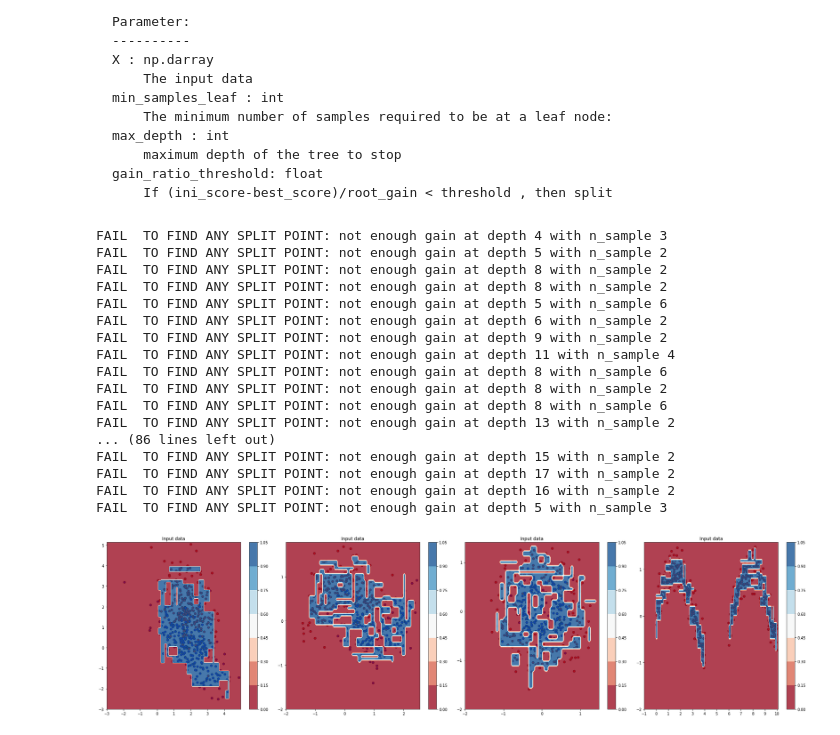
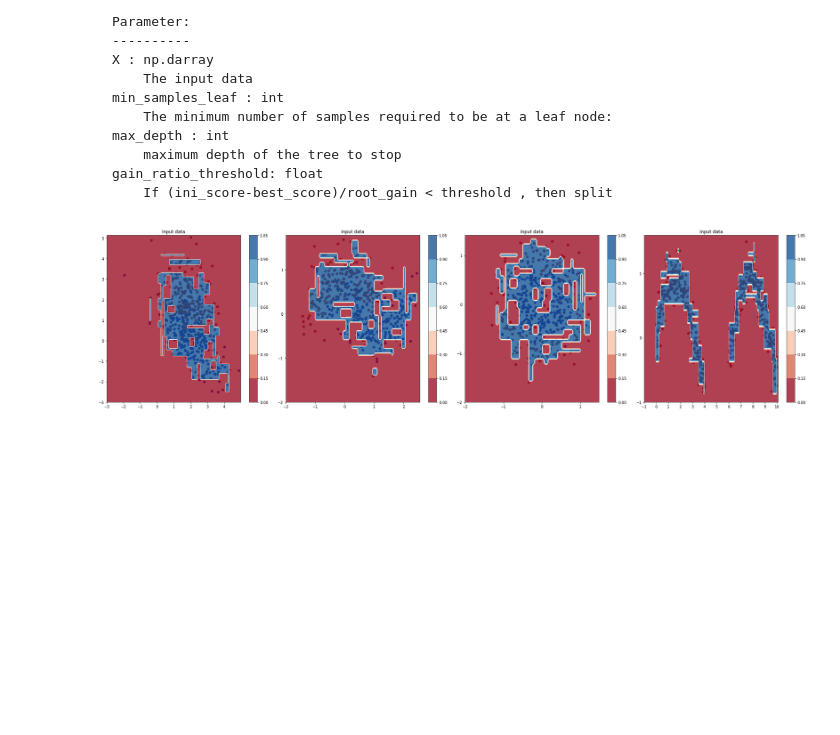
Before and after one commit to jiankangren/Safe_ML, a Jupyter notebook: machine_learning/code/CLTree/tutorial.ipynb, the cells around one changed output. Drawn from its saved outputs; the diff is of its cells as text; code cells hidden in the pictures; blank space fills up the shorter version.

```diff
--- a/machine_learning/code/CLTree/tutorial.ipynb
+++ b/machine_learning/code/CLTree/tutorial.ipynb
@@ -72,51 +72,34 @@ data=[linearly_separable,moon,circle,sin]
 # %%
 from DecisionTree import CLTree
 figure = plt.figure(figsize=(27, 7))
 i=1
 for X,y in data:
     h=0.05
     x1_min, x1_max = X.T[0].min() - .1, X.T[0].max() + .1
     x2_min, x2_max = X.T[1].min() - .1, X.T[1].max() + .1
     xx, yy = np.meshgrid(np.arange(x1_min-1, x1_max+1, h),np.arange(x2_min-1, x2_max+1, h))
-    tree=CLTree(criterion='gini',  min_samples_leaf=1, max_depth=30,gain_ratio_threshold=0.05)
+    tree=CLTree(criterion='gini',  min_samples_leaf=1, max_depth=30,gain_ratio_threshold=0.02)
     tree.fit(X)
-    Z=tree.predict(np.c_[xx.ravel(), yy.ravel()],threshold=tree.ICDF_threshold(0.15))
+    Z=tree.predict(np.c_[xx.ravel(), yy.ravel()],threshold=tree.ICDF_threshold(0.1))
     Z=Z.reshape(xx.shape)
     ax = plt.subplot(1, 4, i)
     cm = plt.cm.RdBu
     cm_bright = ListedColormap(['#FF0000', '#0000FF'])
     ax.set_title("Input data")
     ax.scatter(X.T[0], X.T[1], c=y, cmap=cm_bright,edgecolors='k')
     ax.set_xlim(x1_min, x1_max)
     ax.set_ylim(x2_min, x2_max)
     ax.set_xticks(range(int(floor(x1_min)),int(ceil(x1_max))))
     ax.set_yticks(range(int(floor(x2_min)),int(ceil(x2_max))))
     cntr1 = ax.contourf(xx, yy, Z, cmap=cm, alpha=.8)
     cbar0 = plt.colorbar( cntr1,)
     # for leaf_key in tree.leaves.keys():
         # print tree.leaves[leaf_key].X,tree.leaves[leaf_key].depth, leaf_key
     i+=1
 plt.tight_layout()
 plt.show()
 # %% [output]
-FAIL  TO FIND ANY SPLIT POINT: not enough gain at depth 4 with n_sample 3
-FAIL  TO FIND ANY SPLIT POINT: not enough gain at depth 5 with n_sample 2
-FAIL  TO FIND ANY SPLIT POINT: not enough gain at depth 8 with n_sample 2
-FAIL  TO FIND ANY SPLIT POINT: not enough gain at depth 8 with n_sample 2
-FAIL  TO FIND ANY SPLIT POINT: not enough gain at depth 5 with n_sample 6
-FAIL  TO FIND ANY SPLIT POINT: not enough gain at depth 6 with n_sample 2
-FAIL  TO FIND ANY SPLIT POINT: not enough gain at depth 9 with n_sample 2
-FAIL  TO FIND ANY SPLIT POINT: not enough gain at depth 11 with n_sample 4
-FAIL  TO FIND ANY SPLIT POINT: not enough gain at depth 8 with n_sample 6
-FAIL  TO FIND ANY SPLIT POINT: not enough gain at depth 8 with n_sample 2
-FAIL  TO FIND ANY SPLIT POINT: not enough gain at depth 8 with n_sample 6
-FAIL  TO FIND ANY SPLIT POINT: not enough gain at depth 13 with n_sample 2
-... (86 lines left out)
-FAIL  TO FIND ANY SPLIT POINT: not enough gain at depth 15 with n_sample 2
-FAIL  TO FIND ANY SPLIT POINT: not enough gain at depth 17 with n_sample 2
-FAIL  TO FIND ANY SPLIT POINT: not enough gain at depth 16 with n_sample 2
-FAIL  TO FIND ANY SPLIT POINT: not enough gain at depth 5 with n_sample 3
-[figure, old version]
+[figure, new version]
 # %%
 from RandomForest import *
 figure = plt.figure(figsize=(27, 7))
```
Also changed, not shown: parts of 4 cells of this notebook, 25 other files.
